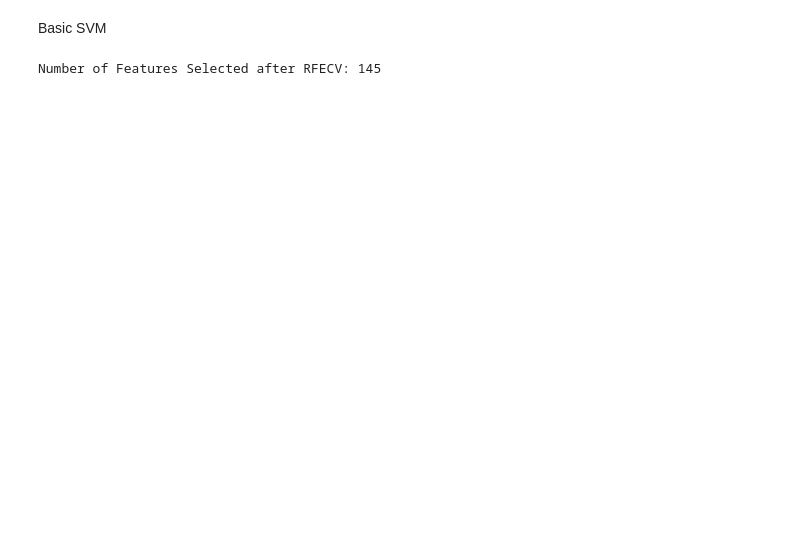
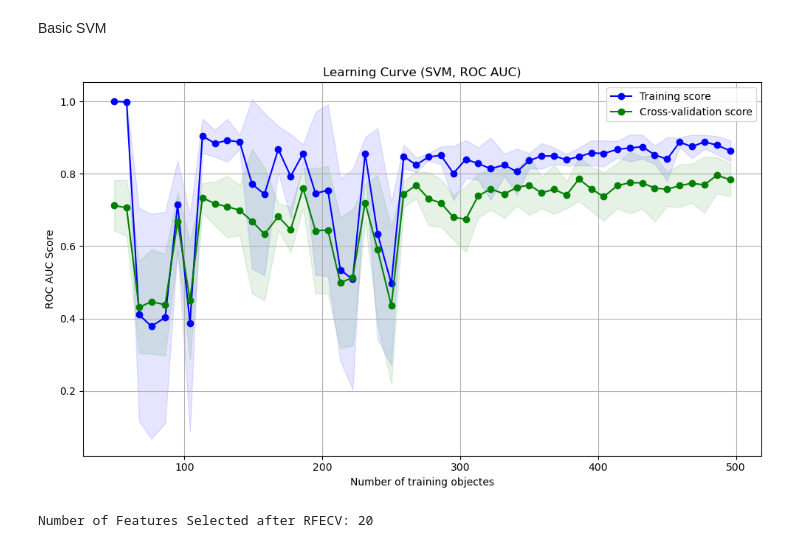
Before and after one commit to mjmklep/Machine-Learning-Group-8, a Jupyter notebook: basic_SVM.ipynb, the cells around one changed output. Drawn from its saved outputs; the diff is of its cells as text; code cells hidden in the pictures; blank space fills up the shorter version.

Commit message:
basic classifier with better feature selection

```diff
--- a/basic_SVM.ipynb
+++ b/basic_SVM.ipynb
@@ -37,30 +37,65 @@ x = data.iloc[:,:-1]
 X_train, X_test, y_train, y_test = model_selection.train_test_split(x, labels, test_size=0.25, stratify=labels, random_state=42)
 # %%
 # ====== PRE-FEATURE SELECTION (Before Pipeline) ======
-selector = SelectKBest(score_func=f_classif, k=400)  # Select top 400 features
-X_train_reduced = selector.fit_transform(X_train, y_train)
+data_transformed = np.log1p(X_train)
+scaler = StandardScaler()
+scaled_data = scaler.fit_transform(data_transformed)
+selector = SelectKBest(score_func=f_classif, k=80)
+X_train_reduced = selector.fit_transform(scaled_data, y_train)
 X_test_reduced = selector.transform(X_test)  # Apply same transformation to test data
 
 # ====== PIPELINE CHARACTERISTICS ======
 scaler = RobustScaler()
 svm = SVC(kernel="linear", random_state=42)
 cv = StratifiedKFold(n_splits=5)
 rfecv = RFECV(estimator=svm, step=5, cv=cv, scoring='accuracy')
 
 # Create a pipeline with feature selection, scaling, and SVM classification
 pipeline = Pipeline([
     ('scaler', scaler),
     ('feature_selection', rfecv),  # RFECV for feature selection
     ('svm', svm)
 ])
 
-# Train the model on the reduced features (X_train_reduced)
 pipeline.fit(X_train_reduced, y_train)
 
-# Predictions
-y_pred = pipeline.predict(X_train_reduced)
+#Learning curve
+train_sizes, train_scores, test_scores = learning_curve(
+    pipeline,
+    X_train_reduced,
+    y_train,
+    cv=5,
+    scoring= 'roc_auc',
+    train_sizes=np.linspace(0.1, 1.0, 50),
+    n_jobs=-1
+)
+
+train_scores_mean = np.mean(train_scores, axis=1)
+train_scores_std = np.std(train_scores, axis=1)
+test_scores_mean = np.mean(test_scores, axis=1)
+test_scores_std = np.std(test_scores, axis=1)
+
+plt.figure(figsize=(10, 6))
+plt.title("Learning Curve (SVM, ROC AUC)")
+plt.xlabel("Number of training objectes")
+plt.ylabel("ROC AUC Score")
+
+plt.grid()
+
+plt.plot(train_sizes, train_scores_mean, 'o-', label="Training score", color="blue")
+plt.fill_between(train_sizes, train_scores_mean - train_scores_std,
+                train_scores_mean + train_scores_std, alpha=0.1, color="blue")
+
+plt.plot(train_sizes, test_scores_mean, 'o-', label="Cross-validation score", color="green")
+plt.fill_between(train_sizes, test_scores_mean - test_scores_std,
+                test_scores_mean + test_scores_std, alpha=0.1, color="green")
+
+plt.legend(loc="best")
+plt.tight_layout()
+plt.show()
 
 selected_features = np.where(rfecv.support_)[0]
 print(f"Number of Features Selected after RFECV: {len(selected_features)}")
 # %% [output]
+[figure, added]
-Number of Features Selected after RFECV: 145
+Number of Features Selected after RFECV: 20
```
Also changed, not shown: parts of 1 cell of this notebook.
